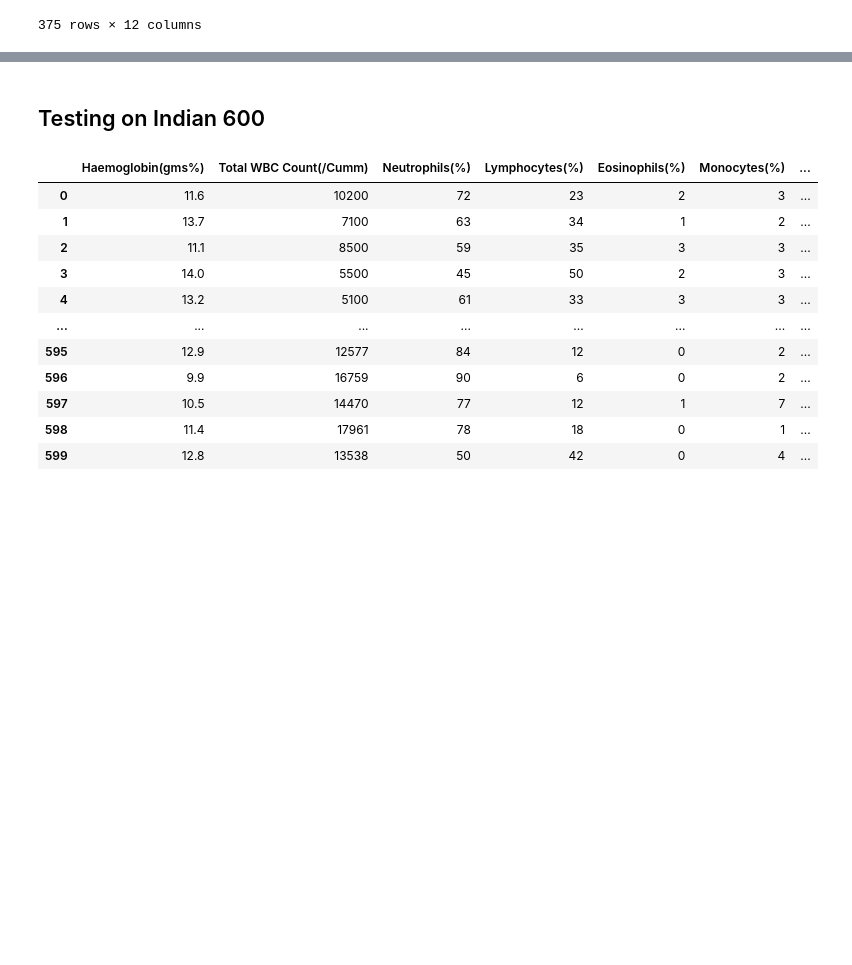
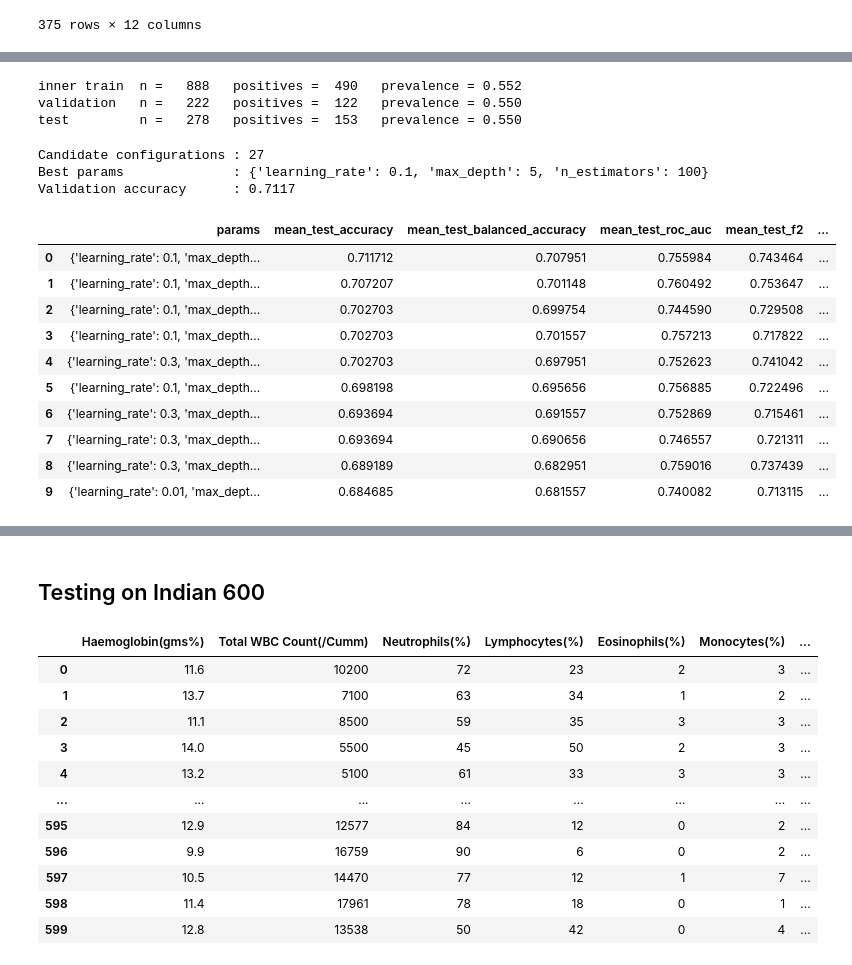
Before and after one commit to debashreebanerjee/COVIPRED-INDIAN, a Jupyter notebook: Codes/Italy.ipynb, the cells around one changed output, grey strips where cells are left out. Cells and saved outputs as stored; diff of their text form; code cells hidden in the pictures; blank space fills up the shorter version.

```diff
--- a/Codes/Italy.ipynb
+++ b/Codes/Italy.ipynb
@@ -211,0 +216,74 @@ except FileNotFoundError:
+# %%
+X_italy = dfItaly.drop(columns = ['Result'])
+Y_italy = dfItaly['Result']
+
+# Outer 80:20 split - the 20% test set is used exactly once, at the end
+X_dev, X_test_int, y_dev, y_test_int = train_test_split(
+    X_italy, Y_italy, test_size = 0.2, random_state = 42, stratify = Y_italy)
+
+# Inner 80:20 split of the dev set -> 64% inner train, 16% validation
+X_tr, X_val, y_tr, y_val = train_test_split(
+    X_dev, y_dev, test_size = 0.2, random_state = 42, stratify = y_dev)
+
+for split_name, yy in [('inner train', y_tr), ('validation', y_val), ('test', y_test_int)]:
+    print(f"{split_name:<12} n = {len(yy):>5}   positives = {int(yy.sum()):>4}   prevalence = {yy.mean():.3f}")
+# %% [output]
+inner train  n =   888   positives =  490   prevalence = 0.552
+validation   n =   222   positives =  122   prevalence = 0.550
+test         n =   278   positives =  153   prevalence = 0.550
+# %%
+# PredefinedSplit presents the materialised train/validation pair to GridSearchCV as a
+# single fold (-1 = always train, 0 = validation), so selection uses one holdout rather
+# than k-fold CV. refit='accuracy' then refits the winner on the whole 80% dev set.
+X_dev_ord = pd.concat([X_tr, X_val])
+y_dev_ord = pd.concat([y_tr, y_val])
+ps = PredefinedSplit(np.r_[np.full(len(X_tr), -1), np.zeros(len(X_val), dtype = int)])
+
+# The Italy cohort is close to balanced (623 : 765), so scale_pos_weight is not searched
+param_grid = {
+    'n_estimators': [50, 100, 200],
+    'max_depth': [3, 5, 7],
+    'learning_rate': [0.01, 0.1, 0.3]
+}
+
+# Selection is on accuracy. The other metrics are recorded for
+# every candidate so the ranking can be audited without re-running the search.
+scoring = {
+    'accuracy': 'accuracy',
+    'balanced_accuracy': 'balanced_accuracy',
+    'roc_auc': 'roc_auc',
+    'f2': make_scorer(fbeta_score, beta = 2)
+}
+
+grid = GridSearchCV(
+    XGBClassifier(eval_metric = 'logloss', random_state = 42),
+    param_grid, scoring = scoring, refit = 'accuracy', cv = ps, n_jobs = -1)
+grid.fit(X_dev_ord, y_dev_ord)
+
+best_params = grid.best_params_
+print('Candidate configurations :', len(grid.cv_results_['params']))
+print('Best params              :', best_params)
+print('Validation accuracy      :', round(grid.best_score_, 4))
+# %% [output]
+Candidate configurations : 27
+Best params              : {'learning_rate': 0.1, 'max_depth': 5, 'n_estimators': 100}
+Validation accuracy      : 0.7117
+# %%
+cv_cols = ['params'] + [f'mean_test_{m}' for m in scoring] + ['rank_test_accuracy']
+tuning_df = (pd.DataFrame(grid.cv_results_)[cv_cols]
+             .sort_values('rank_test_accuracy')
+             .reset_index(drop = True))
+tuning_df.to_csv('../Results/Italy_tuning_results.csv', index = False)
+tuning_df.head(10)
+# %% [output]
+|  | params | mean_test_accuracy | mean_test_balanced_accuracy | mean_test_roc_auc | mean_test_f2 | ... |
+| 0 | {'learning_rate': 0.1, 'max_depth... | 0.711712 | 0.707951 | 0.755984 | 0.743464 | ... |
+| 1 | {'learning_rate': 0.1, 'max_depth... | 0.707207 | 0.701148 | 0.760492 | 0.753647 | ... |
+| 2 | {'learning_rate': 0.1, 'max_depth... | 0.702703 | 0.699754 | 0.744590 | 0.729508 | ... |
+| 3 | {'learning_rate': 0.1, 'max_depth... | 0.702703 | 0.701557 | 0.757213 | 0.717822 | ... |
+| 4 | {'learning_rate': 0.3, 'max_depth... | 0.702703 | 0.697951 | 0.752623 | 0.741042 | ... |
+| 5 | {'learning_rate': 0.1, 'max_depth... | 0.698198 | 0.695656 | 0.756885 | 0.722496 | ... |
+| 6 | {'learning_rate': 0.3, 'max_depth... | 0.693694 | 0.691557 | 0.752869 | 0.715461 | ... |
+| 7 | {'learning_rate': 0.3, 'max_depth... | 0.693694 | 0.690656 | 0.746557 | 0.721311 | ... |
+| 8 | {'learning_rate': 0.3, 'max_depth... | 0.689189 | 0.682951 | 0.759016 | 0.737439 | ... |
+| 9 | {'learning_rate': 0.01, 'max_dept... | 0.684685 | 0.681557 | 0.740082 | 0.713115 | ... |
```
Also changed, not shown: parts of 18 cells of this notebook, 29 other files.
